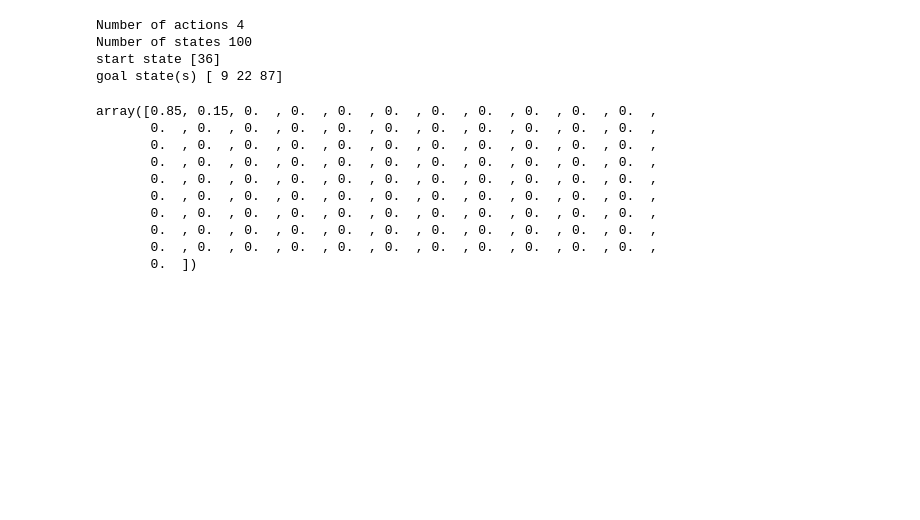
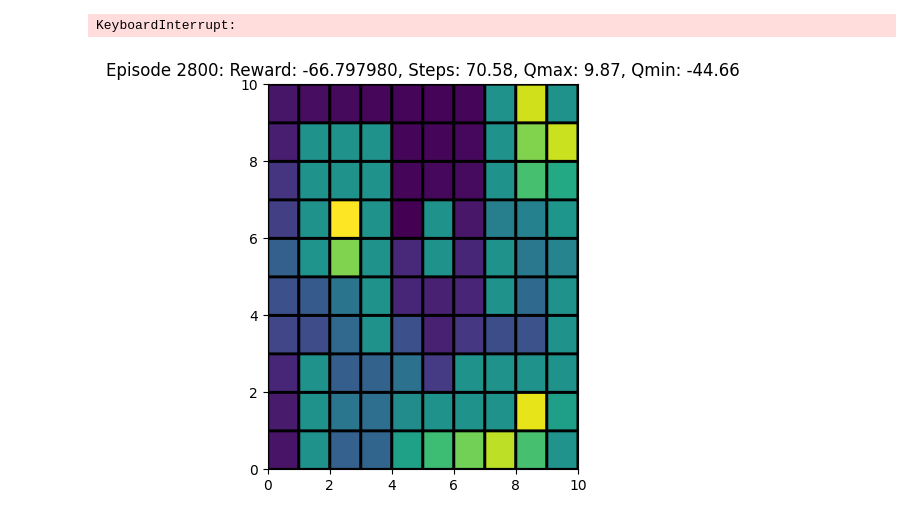
Before and after one commit to Heisenberg-2207/Programming-assignment, a Jupyter notebook: programming assignment 1/test.ipynb, the cells around one changed output. Saved outputs shown, nothing was run; the diff lists cells and outputs as text; code cells hidden in the pictures; blank space fills up the shorter version.

```diff
--- a/programming assignment 1/test.ipynb
+++ b/programming assignment 1/test.ipynb
@@ -200,51 +0,0 @@ class GridWorld:
-# %%
-# specify world parameters
-num_cols = 10
-num_rows = 10
-obstructions = np.array([[0,7],[1,1],[1,2],[1,3],[1,7],[2,1],[2,3],
-                         [2,7],[3,1],[3,3],[3,5],[4,3],[4,5],[4,7],
-                         [5,3],[5,7],[5,9],[6,3],[6,9],[7,1],[7,6],
-                         [7,7],[7,8],[7,9],[8,1],[8,5],[8,6],[9,1]])
-bad_states = np.array([[1,9],[4,2],[4,4],[7,5],[9,9]])
-restart_states = np.array([[3,7],[8,2]])
-start_state = np.array([[3,6]])
-goal_states = np.array([[0,9],[2,2],[8,7]])
-
-# create model
-gw = GridWorld(num_rows=num_rows,
-               num_cols=num_cols,
-               start_state=start_state,
-               goal_states=goal_states, wind = False)
-gw.add_obstructions(obstructed_states=obstructions,
-                    bad_states=bad_states,
-                    restart_states=restart_states)
-gw.add_rewards(step_reward=-1,
-               goal_reward=10,
-               bad_state_reward=-6,
-               restart_state_reward=-100)
-gw.add_transition_probability(p_good_transition=0.7,
-                              bias=0.5)
-env = gw.create_gridworld()
-# %%
-print("Number of actions", env.num_actions) #0 -> UP, 1-> DOWN, 2 -> LEFT, 3-> RIGHT
-print("Number of states", env.num_states)
-print("start state", env.start_state_seq)
-print("goal state(s)", env.goal_states_seq)
-# %% [output]
-Number of actions 4
-Number of states 100
-start state [36]
-goal state(s) [ 9 22 87]
-# %%
-env.P[0,:,0]
-# %% [output]
-array([0.85, 0.15, 0.  , 0.  , 0.  , 0.  , 0.  , 0.  , 0.  , 0.  , 0.  ,
-       0.  , 0.  , 0.  , 0.  , 0.  , 0.  , 0.  , 0.  , 0.  , 0.  , 0.  ,
-       0.  , 0.  , 0.  , 0.  , 0.  , 0.  , 0.  , 0.  , 0.  , 0.  , 0.  ,
-       0.  , 0.  , 0.  , 0.  , 0.  , 0.  , 0.  , 0.  , 0.  , 0.  , 0.  ,
-       0.  , 0.  , 0.  , 0.  , 0.  , 0.  , 0.  , 0.  , 0.  , 0.  , 0.  ,
-       0.  , 0.  , 0.  , 0.  , 0.  , 0.  , 0.  , 0.  , 0.  , 0.  , 0.  ,
-       0.  , 0.  , 0.  , 0.  , 0.  , 0.  , 0.  , 0.  , 0.  , 0.  , 0.  ,
-       0.  , 0.  , 0.  , 0.  , 0.  , 0.  , 0.  , 0.  , 0.  , 0.  , 0.  ,
-       0.  , 0.  , 0.  , 0.  , 0.  , 0.  , 0.  , 0.  , 0.  , 0.  , 0.  ,
-       0.  ])
@@ -277,0 +5,12 @@ def epsilon_greedy_policy(Q, state, epsilon):
+# %%
+#choose number 0 to 5 to enter a argument for world number
+for index in range(0,5):
+    env  = algorithm.world(world_num = 1)
+    Q = np.zeros((env.num_states, env.num_actions))
+    alpha0 = 0.4
+    gamma = 0.9
+    episodes =5000
+    Q, rewards, steps = algorithm.sarsa(env, Q, alpha = alpha0, gamma = gamma, plot_heat=True, choose_action= algorithm.choose_action_softmax, episodes = episodes)
+# %% [output]
+KeyboardInterrupt:
+[figure, added]
```
Also changed, not shown: parts of 3 cells of this notebook, 3 other files.
